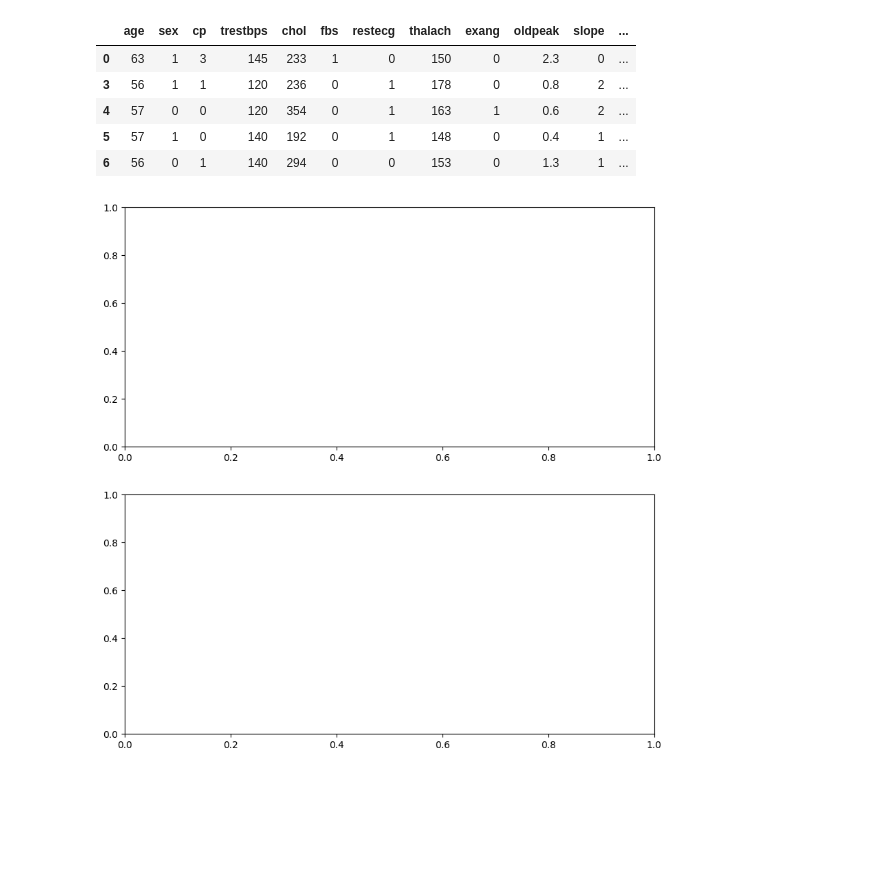
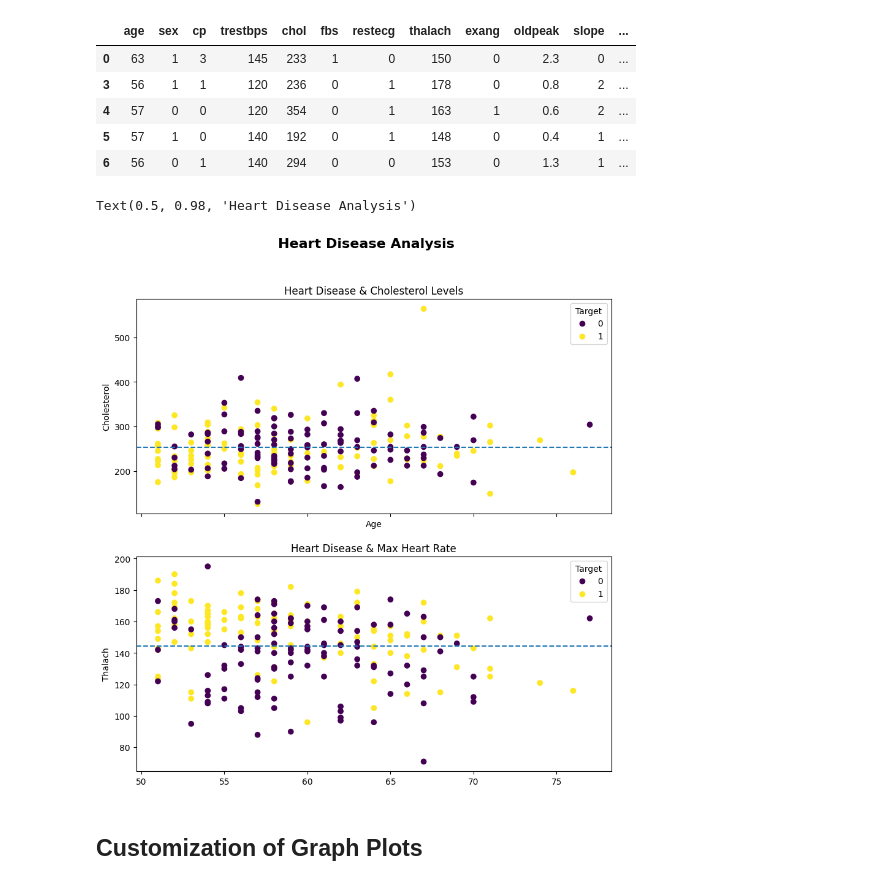
Before and after one commit to abbaac/dataScienceBootCamp, a Jupyter notebook: sample_project_1/matplotlib/Intro to Matplotlib.ipynb, the cells around one changed output. Cells and saved outputs as stored; diff of their text form; code cells hidden in the pictures; blank space fills up the shorter version.

```diff
--- a/sample_project_1/matplotlib/Intro to Matplotlib.ipynb
+++ b/sample_project_1/matplotlib/Intro to Matplotlib.ipynb
@@ -448,25 +448,52 @@ over_50.head()
 # %%
 # Subplots of chol, age, thalach
 
+#the fig variable is like the whole space where the graphs(ax) are going to be placed.
+
 fig, (ax0, ax1) = plt.subplots(nrows=2,
                                ncols=1,
-                               figsize=(10, 10));
+                               figsize=(10, 10),
+                               sharex=True);
 
 # Add data to ax0
 scatter = ax0.scatter(x=over_50['age'],
                       y=over_50['chol'],
                       c=over_50['target'])
 
 #Customize ax0
 ax0.set(title="Heart Disease & Cholesterol Levels",
         xlabel="Age",
         ylabel="Cholesterol")
 
 # Add a legend to ax0
 ax0.legend(*scatter.legend_elements(), title='Target')
 
 # Add a meanline
 ax0.axhline(y=over_50['chol'].mean(),
             linestyle='--')
+
+# Add data to ax1
+scatter = ax1.scatter(x=over_50["age"],
+                      y=over_50["thalach"],
+                      c=over_50['target'])
+
+#Customize ax1
+ax1.set(title="Heart Disease & Max Heart Rate",
+        ylabel="Thalach")
+
+# Add a legend to ax1
+ax1.legend(*scatter.legend_elements(), title='Target')
+
+
+# Add a meanline
+ax1.axhline(y=over_50["thalach"].mean(),
+            linestyle = '--');
+
+# Add a title to the figure
+
+fig.suptitle("Heart Disease Analysis", fontsize=16, fontweight="bold")
 # %% [output]
+Text(0.5, 0.98, 'Heart Disease Analysis')
-[figure, old version]
+[figure, new version]
+# %% [markdown]
+## Customization of Graph Plots
```
Also changed, not shown: parts of 13 cells of this notebook.
